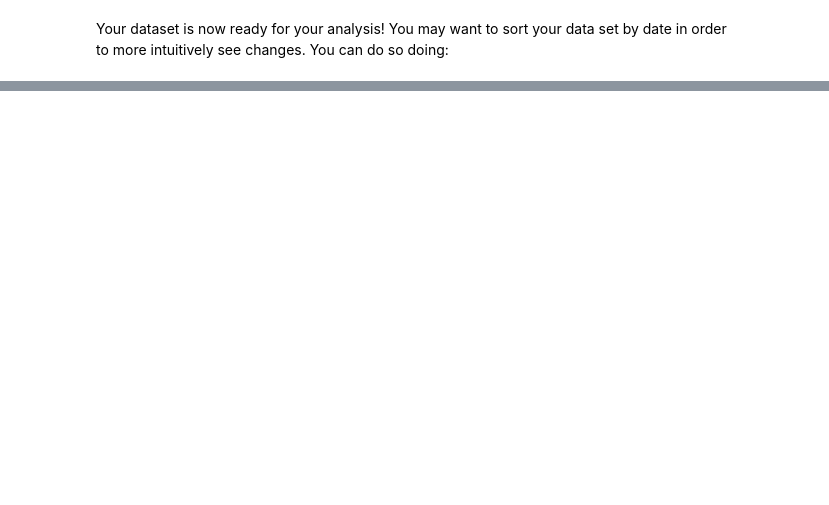
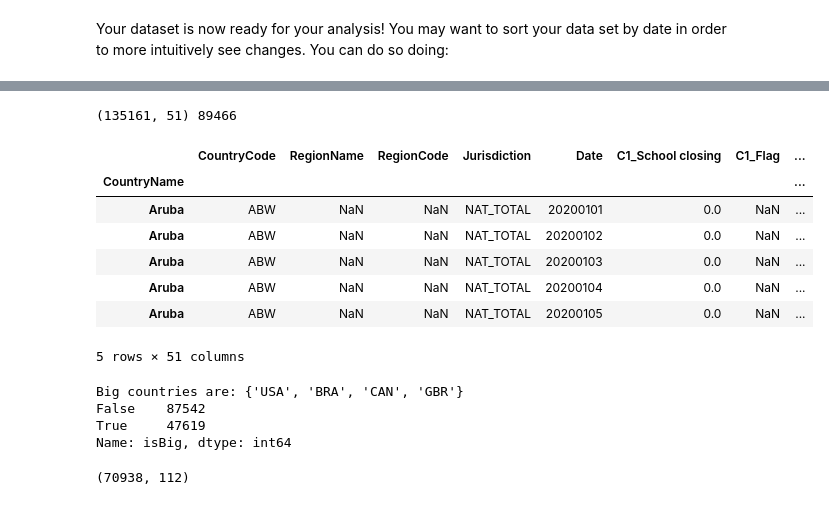
Before and after one commit to shuang1330/aiHackCovid, a Jupyter notebook: notebooks/Example 1 - Libraries & Loading the Data.ipynb, the cells around one changed output, grey strips where cells are left out. Drawn from its saved outputs; the diff is of its cells as text; code cells hidden in the pictures; blank space fills up the shorter version.

```diff
--- a/notebooks/Example 1 - Libraries & Loading the Data.ipynb
+++ b/notebooks/Example 1 - Libraries & Loading the Data.ipynb
@@ -74,0 +97,30 @@ visualize (part of) your dataframe by using the following commands:
+# %%
+oxcgrt_latest = pd.read_csv('../data/OxCGRT_latest.csv', index_col='CountryName')
+oxcgrt_latest['countrycode_date_str'] = [';'.join([str(ele) for ele in item]) for item in oxcgrt_latest[['CountryCode', 'Date']].values]
+print(oxcgrt_latest.shape, len(oxcgrt_latest['countrycode_date_str'].unique()))
+# oxcgrt_latest = oxcgrt_latest.set_index('countrycode_date_str')
+oxcgrt_latest.head()
+# %% [output]
+(135161, 51) 89466
+|  | CountryCode | RegionName | RegionCode | Jurisdiction | Date | C1_School closing | C1_Flag | ... |
+| CountryName |  |  |  |  |  |  |  | ... |
+| Aruba | ABW | NaN | NaN | NAT_TOTAL | 20200101 | 0.0 | NaN | ... |
+| Aruba | ABW | NaN | NaN | NAT_TOTAL | 20200102 | 0.0 | NaN | ... |
+| Aruba | ABW | NaN | NaN | NAT_TOTAL | 20200103 | 0.0 | NaN | ... |
+| Aruba | ABW | NaN | NaN | NAT_TOTAL | 20200104 | 0.0 | NaN | ... |
+| Aruba | ABW | NaN | NaN | NAT_TOTAL | 20200105 | 0.0 | NaN | ... |
+5 rows × 51 columns
+# %%
+# combine except those big countries
+print('Big countries are:', big_countries)
+isBigCountry = lambda x:True if x in big_countries else False
+oxcgrt_latest['isBig'] = [isBigCountry(code) for code in oxcgrt_latest['CountryCode']]
+print(oxcgrt_latest['isBig'].value_counts())
+
+smallcountries_oxcgrt = oxcgrt_latest[oxcgrt_latest['isBig']==False].copy()
+bigcountries_oxcgrt = oxcgrt_latest[oxcgrt_latest['isBig']==False].copy()
+# %% [output]
+Big countries are: {'USA', 'BRA', 'CAN', 'GBR'}
+False    87542
+True     47619
+Name: isBig, dtype: int64
@@ -74,0 +133,7 @@ visualize (part of) your dataframe by using the following commands:
+# %%
+# combine those small countries
+combined_smallcountries = pd.concat([smallcountries_owid,
+                                     smallcountries_oxcgrt.set_index('countrycode_date_str')], axis=1, join='inner')
+print(combined_smallcountries.shape)
+# %% [output]
+(70938, 112)
```
Also changed, not shown: parts of 12 cells of this notebook, 2 other files.
